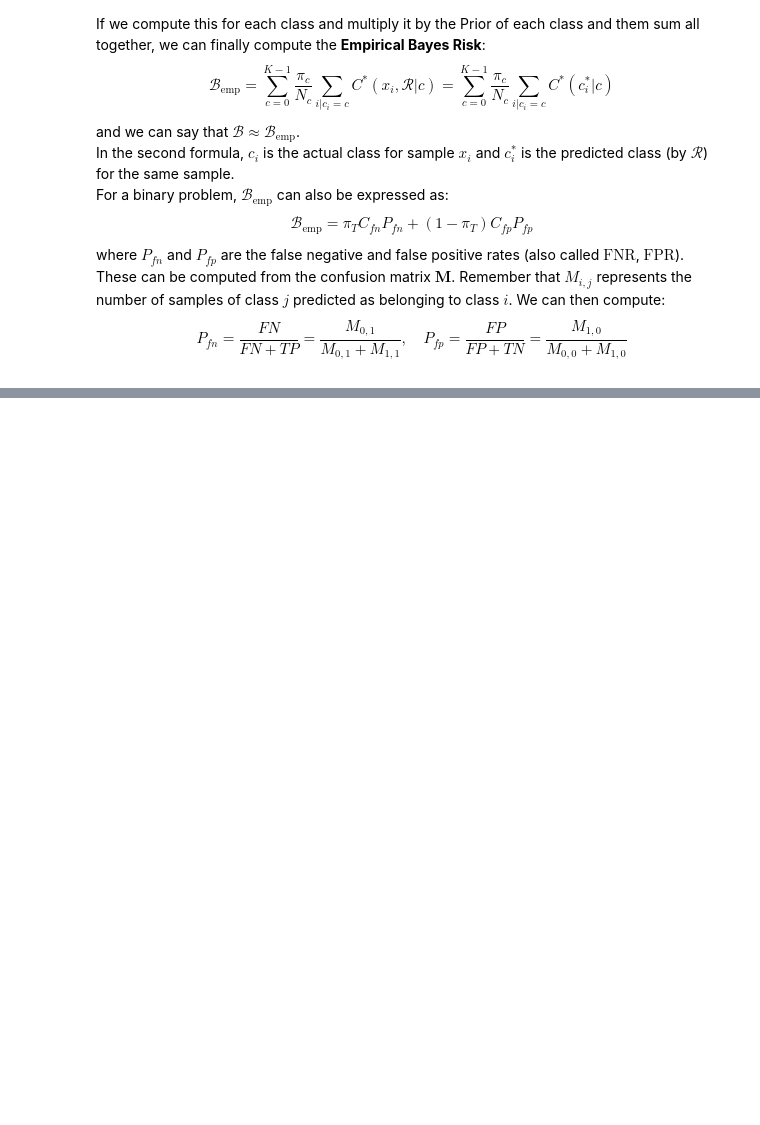
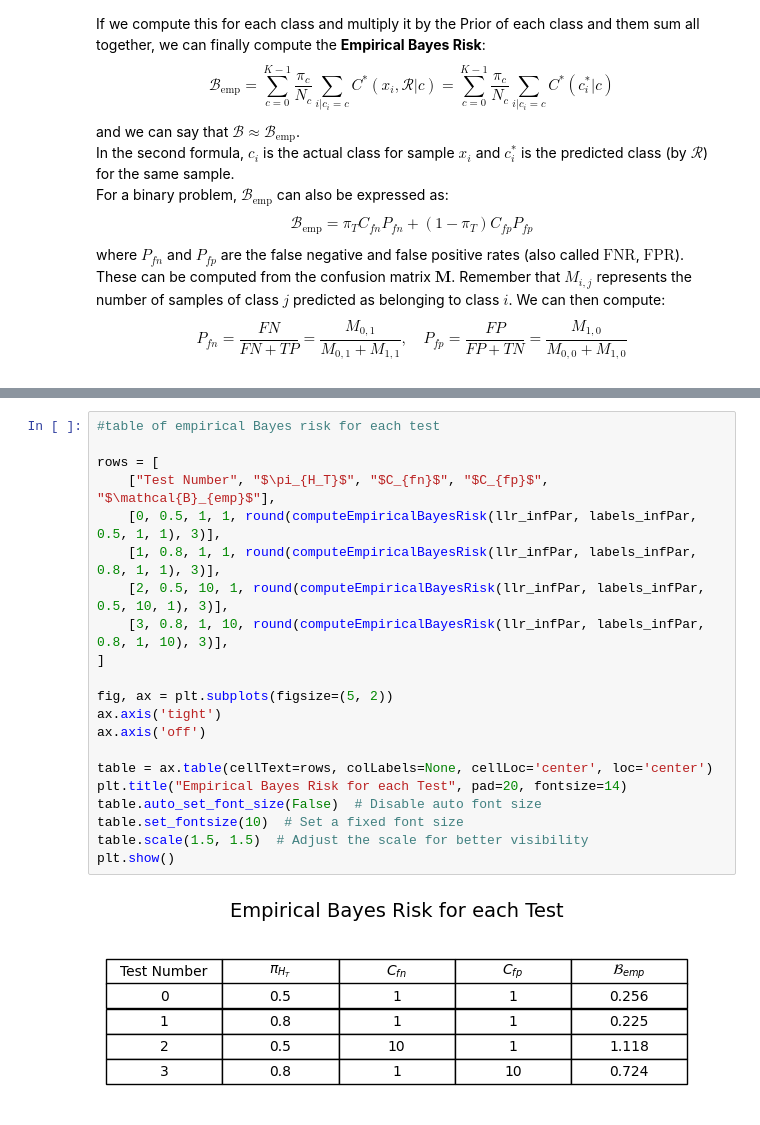
Before and after one commit to RiccardoRevalor/MachineLearningPatternRecognition, a Jupyter notebook: lab8_BayesDecisionModel_Evaluation/decisionModels_Eval.ipynb, the cells around one changed output, grey strips where cells are left out. Saved outputs shown, nothing was run; the diff lists cells and outputs as text; blank space fills up the shorter version.

Commit message:
l08 emp bayes risk function + tests

```diff
--- a/lab8_BayesDecisionModel_Evaluation/decisionModels_Eval.ipynb
+++ b/lab8_BayesDecisionModel_Evaluation/decisionModels_Eval.ipynb
@@ -728,0 +776,23 @@ $$
+# %%
+#table of empirical Bayes risk for each test
+
+rows = [
+    ["Test Number", "$\pi_{H_T}$", "$C_{fn}$", "$C_{fp}$", "$\mathcal{B}_{emp}$"],
+    [0, 0.5, 1, 1, round(computeEmpiricalBayesRisk(llr_infPar, labels_infPar, 0.5, 1, 1), 3)],
+    [1, 0.8, 1, 1, round(computeEmpiricalBayesRisk(llr_infPar, labels_infPar, 0.8, 1, 1), 3)],
+    [2, 0.5, 10, 1, round(computeEmpiricalBayesRisk(llr_infPar, labels_infPar, 0.5, 10, 1), 3)],
+    [3, 0.8, 1, 10, round(computeEmpiricalBayesRisk(llr_infPar, labels_infPar, 0.8, 1, 10), 3)],
+]
+
+fig, ax = plt.subplots(figsize=(5, 2))
+ax.axis('tight')
+ax.axis('off')
+
+table = ax.table(cellText=rows, colLabels=None, cellLoc='center', loc='center')
+plt.title("Empirical Bayes Risk for each Test", pad=20, fontsize=14)
+table.auto_set_font_size(False)  # Disable auto font size
+table.set_fontsize(10)  # Set a fixed font size
+table.scale(1.5, 1.5)  # Adjust the scale for better visibility
+plt.show()
+# %% [output]
+[figure, added]
```
Also changed, not shown: parts of 3 cells of this notebook.
